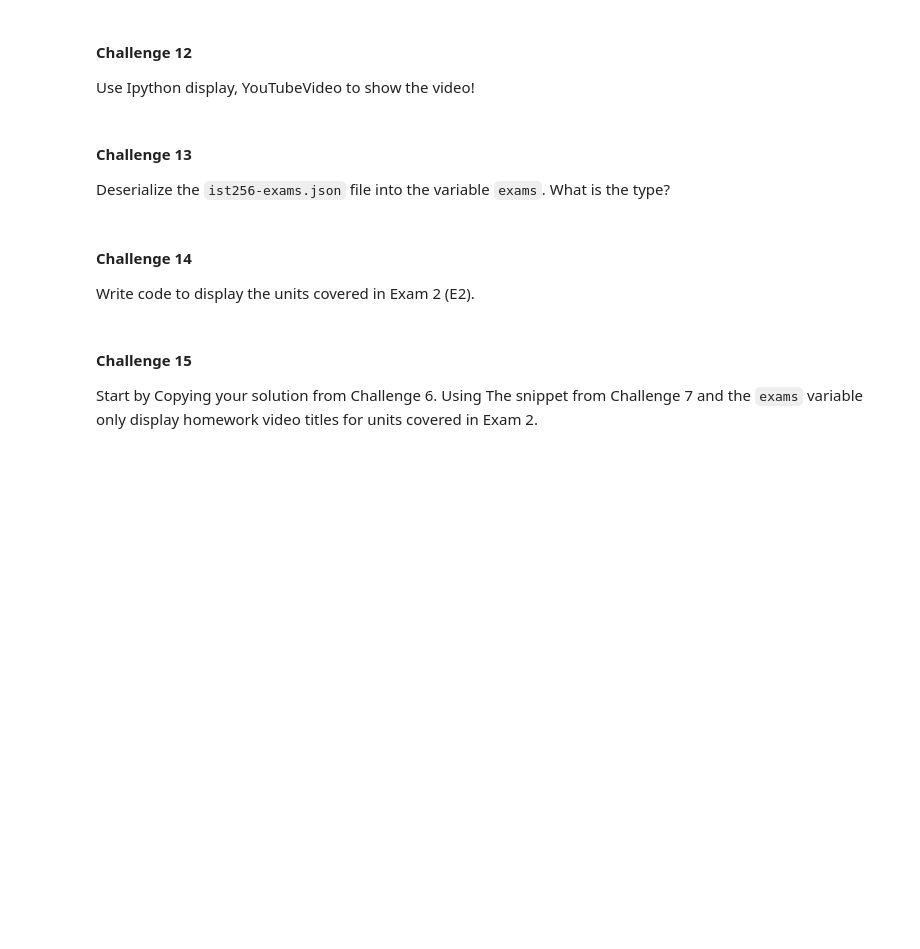
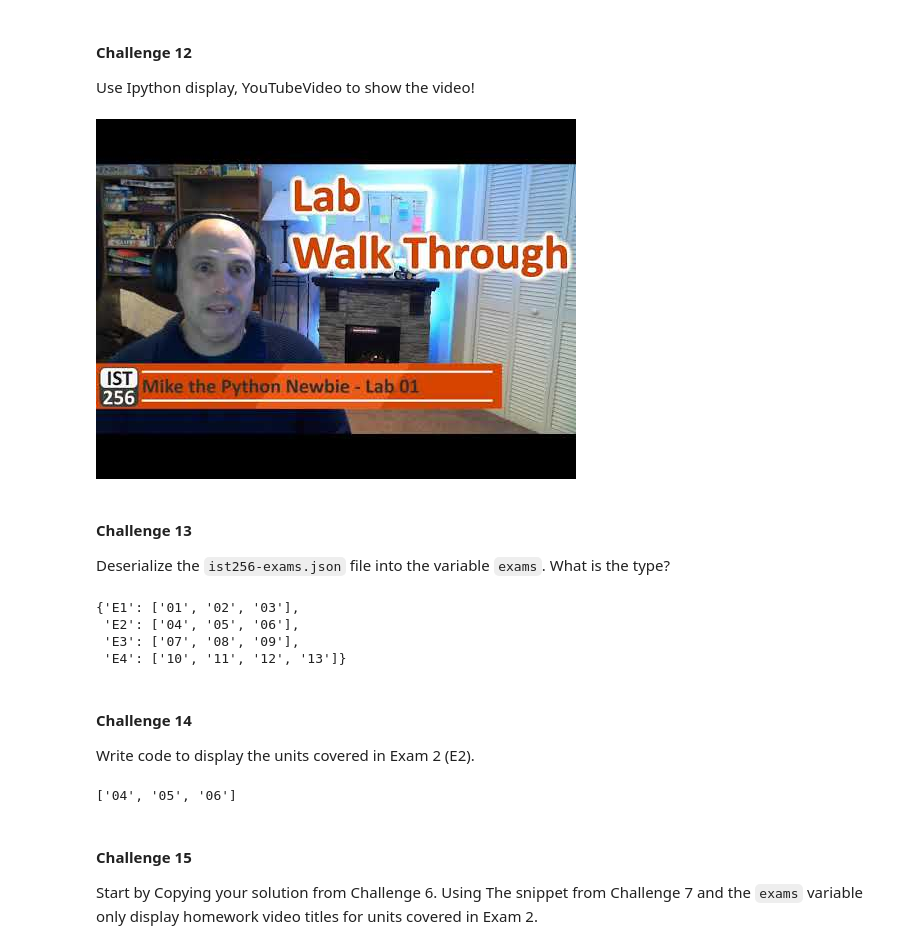
Before and after one commit to ist256/spring2026, a Jupyter notebook: lessons/09-Dictionaries/SmallGroup-Dictionaries.ipynb, the cells around one changed output. Drawn from its saved outputs; the diff is of its cells as text; code cells hidden in the pictures; blank space fills up the shorter version.

```diff
--- a/lessons/09-Dictionaries/SmallGroup-Dictionaries.ipynb
+++ b/lessons/09-Dictionaries/SmallGroup-Dictionaries.ipynb
@@ -90,0 +64,5 @@ write code to get the data from the first video in `playlist` store the variable
+# %%
+# import random
+# random.sample(playlist,1)
+firstvid = playlist[0]
+firstvid['snippet']['title']
@@ -184,16 +187,34 @@ dTasdLouiak
+# %%
+vidid = firstvid['snippet']['resourceId']['videoId']
 # %% [markdown]
 #### Challenge 12
 
 
 Use Ipython display, YouTubeVideo to show the video!
+# %%
+display(YouTubeVideo(vidid))
+# %% [output]
+[figure, added]
 # %% [markdown]
 #### Challenge 13
 
 Deserialize the `ist256-exams.json` file into the variable `exams`. What is the type?
+# %%
+exams = deserialize_json("ist256-exams.json")
+exams
+# %% [output]
+{'E1': ['01', '02', '03'],
+ 'E2': ['04', '05', '06'],
+ 'E3': ['07', '08', '09'],
+ 'E4': ['10', '11', '12', '13']}
 # %% [markdown]
 #### Challenge 14
 
 Write code to display the units covered in Exam 2 (E2).
+# %%
+exams['E2']
+# %% [output]
+['04', '05', '06']
 # %% [markdown]
 #### Challenge 15
 
```
Also changed, not shown: parts of 26 cells of this notebook.
